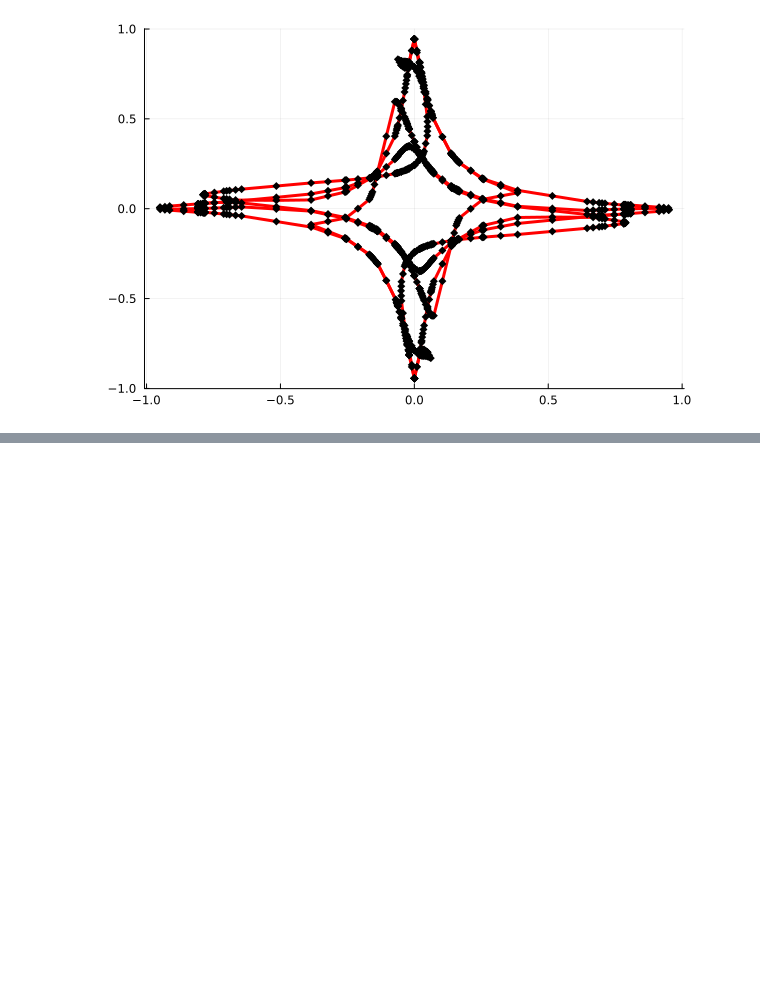
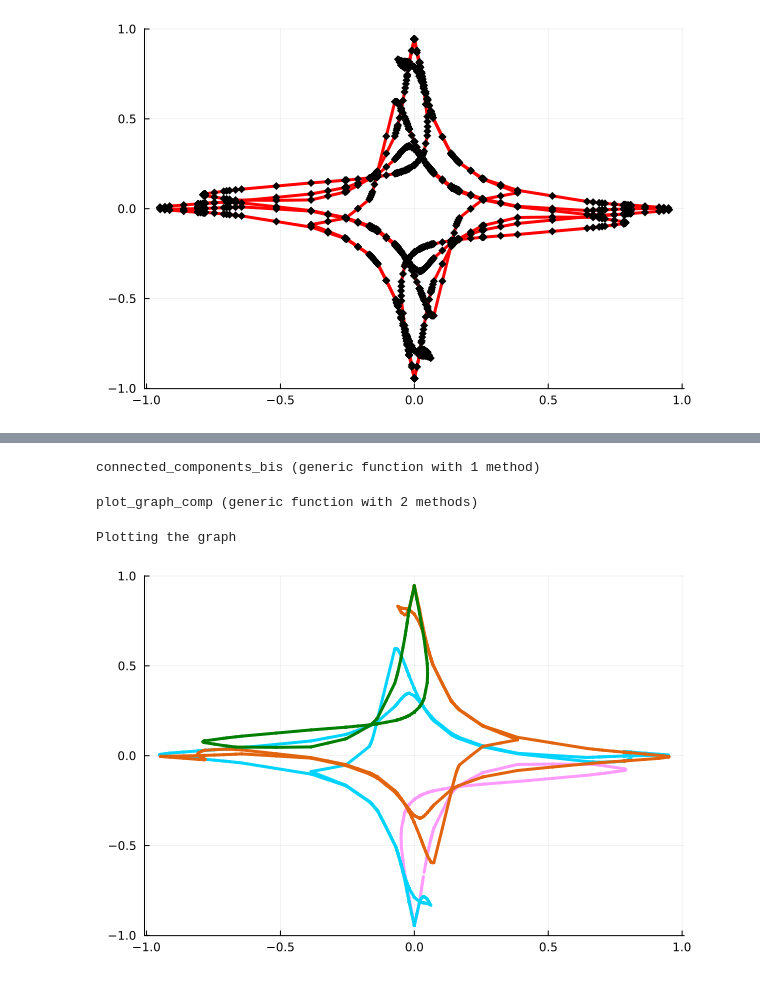
Before and after one commit to rprebet/AlgebraicSolving.jl, a Jupyter notebook: src/connectcurves/main.ipynb, the cells around one changed output, grey strips where cells are left out. Cells and saved outputs as stored; diff of their text form; code cells hidden in the pictures; blank space fills up the shorter version.

Commit message:
end color

```diff
--- a/src/connectcurves/main.ipynb
+++ b/src/connectcurves/main.ipynb
@@ -389,6 +330,0 @@ WARNING: using Graphs.radius in module Main conflicts with an existing identifie
-# %%
-G = SimpleGraph()
-add_vertices!(G, length(Vert))
-for e in Edg
-    add_edge!(G, e[1],e[2])
-end
@@ -424,0 +331,59 @@ collect(edges(G))
+# %%
+function connected_components_bis(edges)
+    adj_list = Dict{Int, Vector{Int}}()
+    visited = Set{Int}()
+    components = Vector{Vector{Tuple{Int, Int}}}()
+
+    # Build adjacency list
+    for (i, j) in edges
+        push!(get!(adj_list, i, []), j)
+        push!(get!(adj_list, j, []), i)
+    end
+
+    # Depth-first search
+    function dfs(node, component)
+        push!(visited, node)
+        for neighbor in adj_list[node]
+            if !(neighbor in visited)
+                push!(component, (node, neighbor))
+                dfs(neighbor, component)
+            end
+        end
+    end
+
+    # Find connected components
+    for node in keys(adj_list)
+        if !(node in visited)
+            component = Vector{Tuple{Int, Int}}()
+            dfs(node, component)
+            push!(components, component)
+        end
+    end
+
+    return components
+end
+# %% [output]
+connected_components_bis (generic function with 1 method)
+# %%
+CEdg = connected_components_bis(Edg);
+# %%
+function plot_graph_comp(V, CE)
+    println("Plotting the graph")
+    plot(legend=false)
+    col = distinguishable_colors(length(CE)+2)
+    for j in eachindex(CE)
+        for e in CE[j]
+            v1, v2 = map(Float64, V[e[1]]), map(Float64, V[e[2]])
+            plot!([v1[1], v2[1]], [v1[2], v2[2]], lc=col[j+2], lw=3)
+        end
+    end
+    #plt.show(block=true)
+    plot!()
+end
+# %% [output]
+plot_graph_comp (generic function with 2 methods)
+# %%
+plot_graph_comp(Vert,CEdg)
+# %% [output]
+Plotting the graph
+[figure, added]
```
Also changed, not shown: parts of 10 cells of this notebook.
